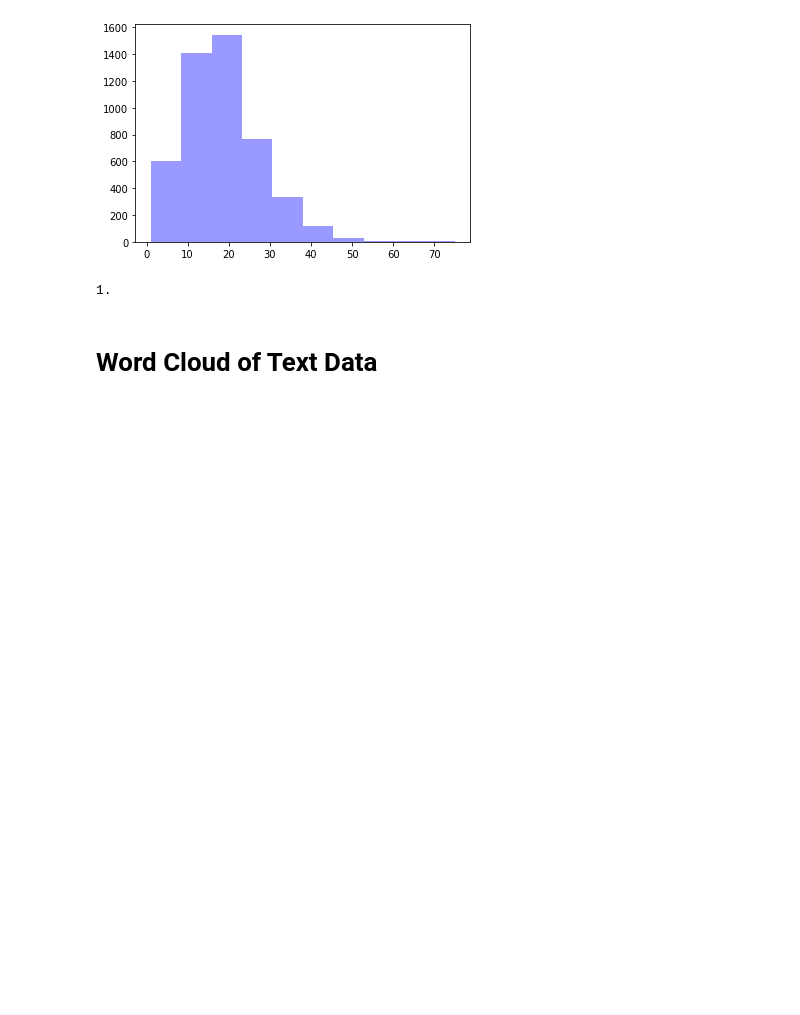
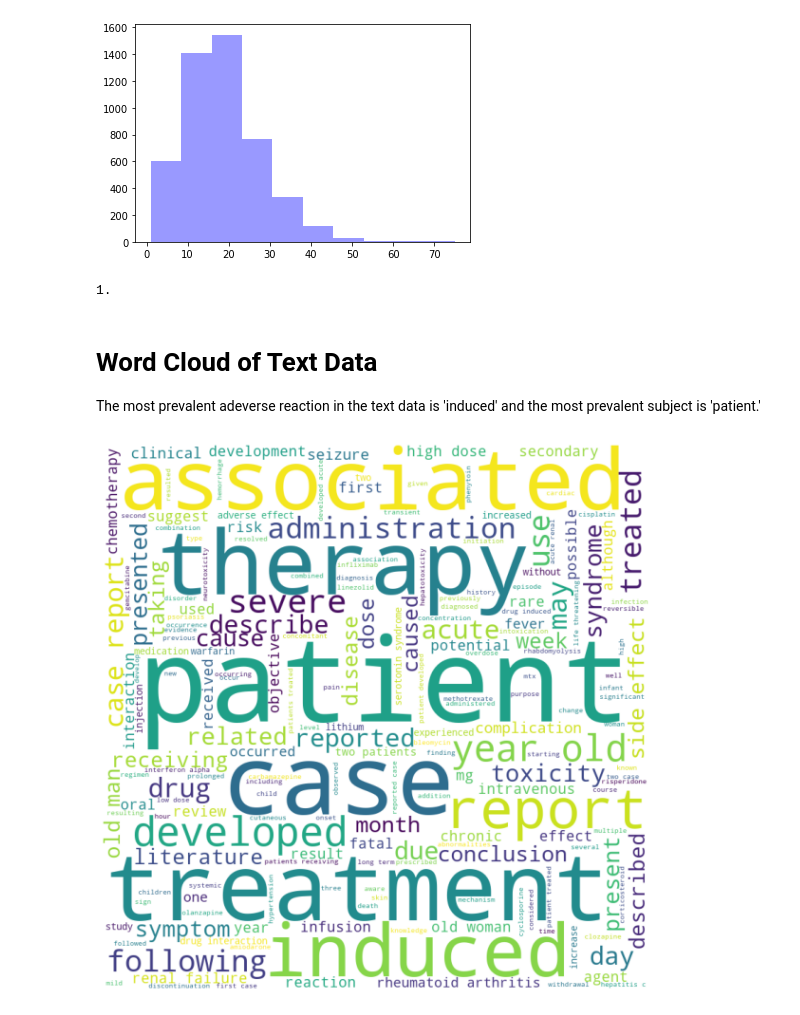
Before and after one commit to rhiats/adverseDrugReactions, a Jupyter notebook: setup_eda/eda.ipynb, the cells around one changed output. Cells and saved outputs as stored; diff of their text form; code cells hidden in the pictures; blank space fills up the shorter version.

Commit message:
Word cloud of the text data

```diff
--- a/setup_eda/eda.ipynb
+++ b/setup_eda/eda.ipynb
@@ -170,21 +170,28 @@ dist_text_len(df,'/content/drive/MyDrive/PHEE/output')
 txt_by_len(df,1)
 # %% [output]
 1.
-# %% [markdown]
-# **Word Cloud of Text Data**
+# %% [markdown]
+# **Word Cloud of Text Data**
+
+The most prevalent adeverse reaction in the text data is 'induced' and the most prevalent subject is 'patient.'
 # %%
-=[]
-for f in findings_without_outliers:
-    for w in f:
-        findings_without_outliers_lower_lst.append(w.lower())
+txt_clean_lst=[]
+txt_lst=df['Text'].to_list()
 
-findings_without_outliers_lower_str=" ".join(findings_without_outliers_lower_lst)
+for f in txt_lst:
+    f_lst=f.split(" ")
+    for w in f_lst:
+        txt_clean_lst.append(w.lower())
+
+txt_clean_lst_lower_str=" ".join(txt_clean_lst)
 
 stopwords = set(STOPWORDS)
-wordcloud=WordCloud(width = 800, height = 800,background_color ='white',stopwords = stopwords,min_font_size = 10).generate(findings_without_outliers_lower_str)
+wordcloud=WordCloud(width = 800, height = 800,background_color ='white',stopwords = stopwords,min_font_size = 10).generate(txt_clean_lst_lower_str)
 plt.figure(figsize = (8, 8), facecolor = None)
 plt.imshow(wordcloud)
 plt.axis("off")
 plt.tight_layout(pad = 0)
 
 plt.show()
+# %% [output]
+[figure, added]
```
